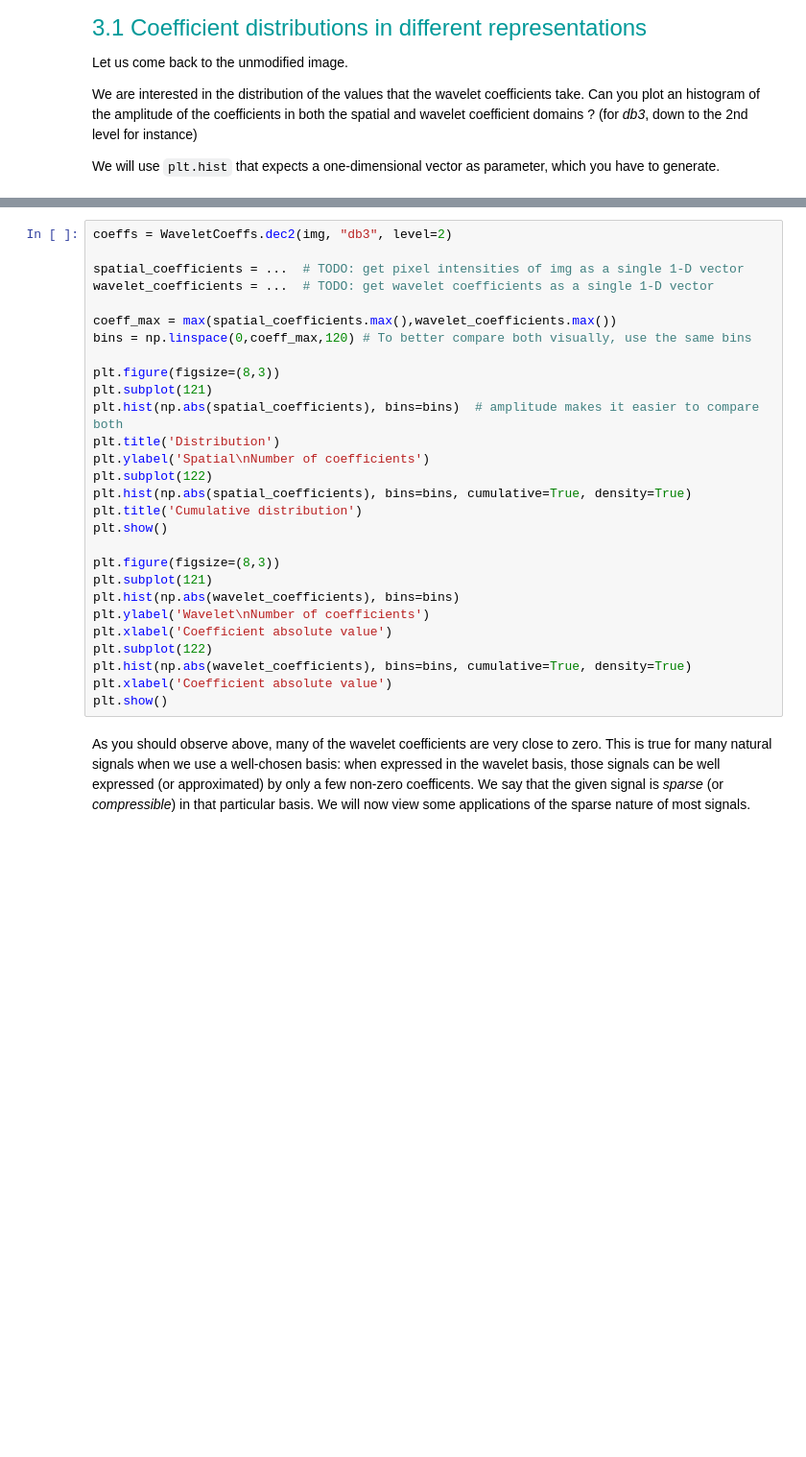
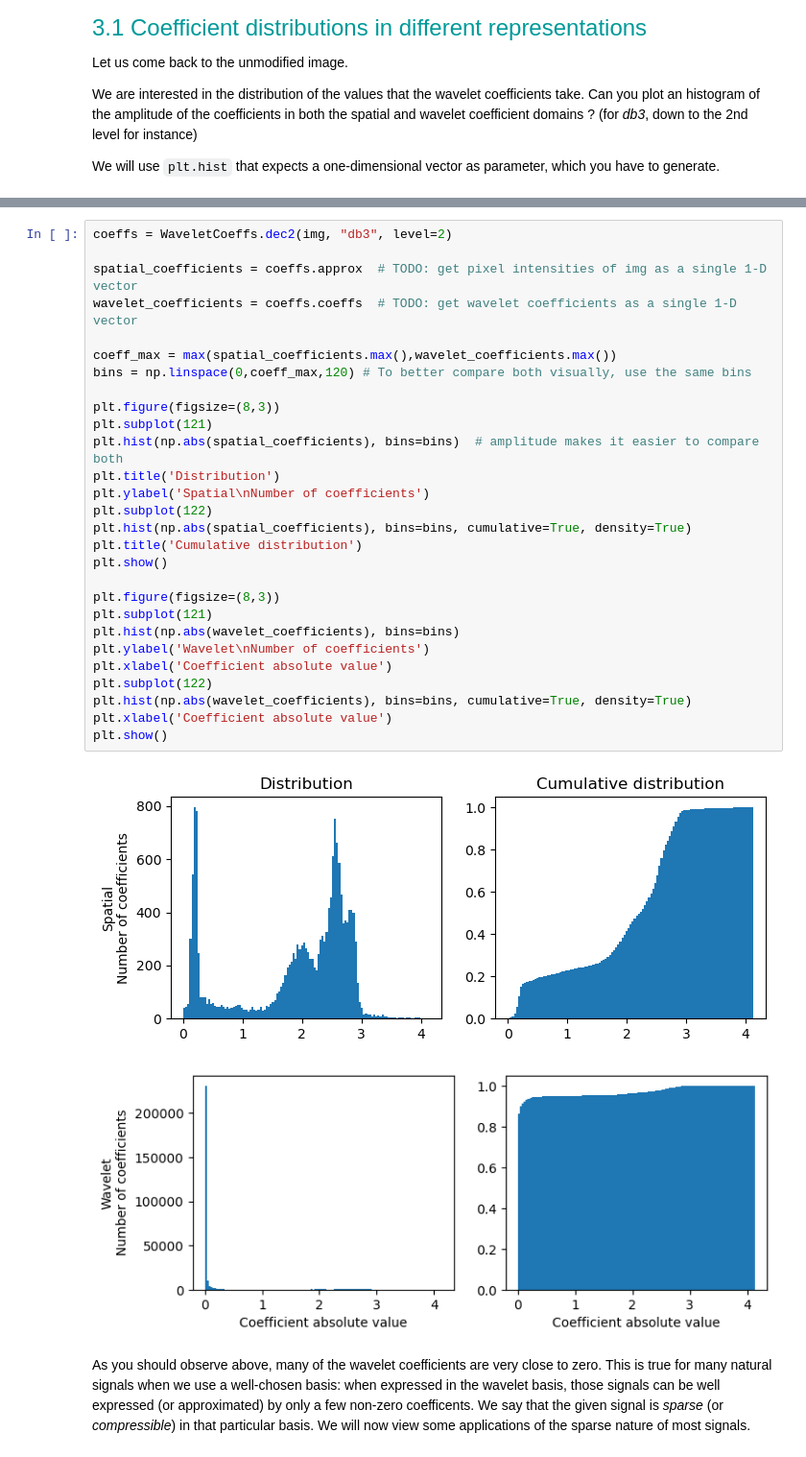
Before and after one commit to Siqi-Hu/LELEC2885-image-processing, a Jupyter notebook: TP2 files-20241001/TP2_student.ipynb, the cells around one changed output, grey strips where cells are left out. Shown at 96% size. Cells and saved outputs as stored; diff of their text form; blank space fills up the shorter version.

```diff
--- a/TP2 files-20241001/TP2_student.ipynb
+++ b/TP2 files-20241001/TP2_student.ipynb
@@ -272,31 +336,34 @@ We will use `plt.hist` that expects a one-dimensional vector as parameter, which
 # %%
 coeffs = WaveletCoeffs.dec2(img, "db3", level=2)
 
-spatial_coefficients = ...  # TODO: get pixel intensities of img as a single 1-D vector
-wavelet_coefficients = ...  # TODO: get wavelet coefficients as a single 1-D vector
+spatial_coefficients = coeffs.approx  # TODO: get pixel intensities of img as a single 1-D vector
+wavelet_coefficients = coeffs.coeffs  # TODO: get wavelet coefficients as a single 1-D vector
 
 coeff_max = max(spatial_coefficients.max(),wavelet_coefficients.max())
 bins = np.linspace(0,coeff_max,120) # To better compare both visually, use the same bins
 
 plt.figure(figsize=(8,3))
 plt.subplot(121)
 plt.hist(np.abs(spatial_coefficients), bins=bins)  # amplitude makes it easier to compare both
 plt.title('Distribution')
 plt.ylabel('Spatial\nNumber of coefficients')
 plt.subplot(122)
 plt.hist(np.abs(spatial_coefficients), bins=bins, cumulative=True, density=True)
 plt.title('Cumulative distribution')
 plt.show()
 
 plt.figure(figsize=(8,3))
 plt.subplot(121)
 plt.hist(np.abs(wavelet_coefficients), bins=bins)
 plt.ylabel('Wavelet\nNumber of coefficients')
 plt.xlabel('Coefficient absolute value')
 plt.subplot(122)
 plt.hist(np.abs(wavelet_coefficients), bins=bins, cumulative=True, density=True)
 plt.xlabel('Coefficient absolute value')
 plt.show()
+# %% [output]
+[figure, added]
+[figure, added]
 # %% [markdown]
 As you should observe above, many of the wavelet coefficients are very close to zero. This is true for many natural signals when we use a well-chosen basis: when expressed in the wavelet basis, those signals can be well expressed (or approximated) by only a few non-zero coefficents. We say that the given signal is *sparse* (or *compressible*) in that particular basis. We will now view some applications of the sparse nature of most signals.
 # %% [markdown]
```
Also changed, not shown: parts of 20 cells of this notebook.
